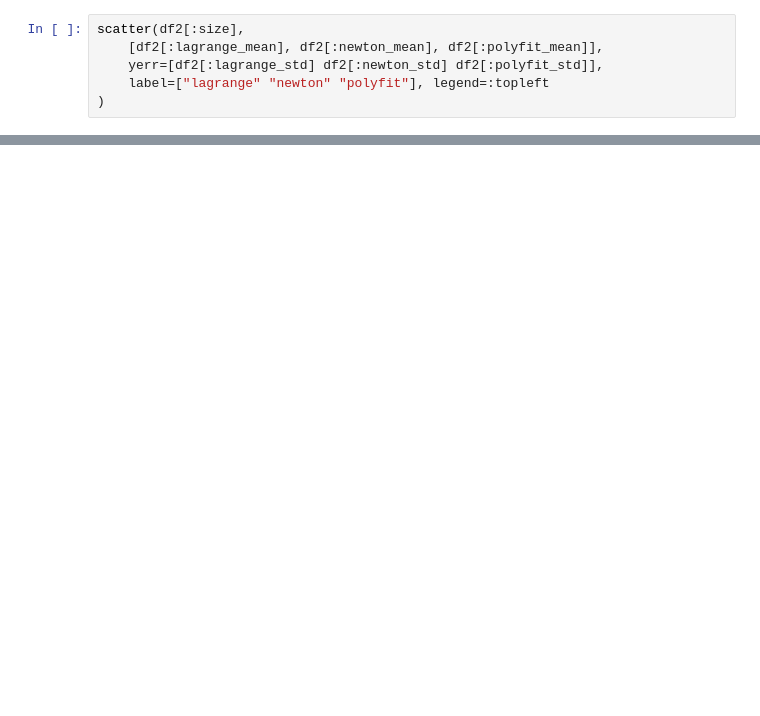
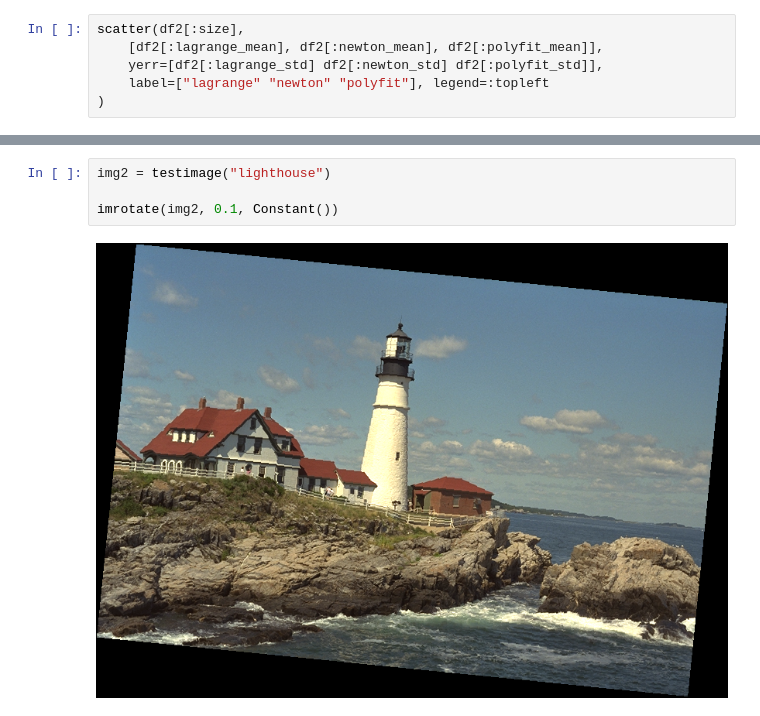
Before and after one commit to piotrek-szczygiel/mownit, a Jupyter notebook: lab6/lab6.ipynb, the cells around one changed output, grey strips where cells are left out. Cells and saved outputs as stored; diff of their text form; blank space fills up the shorter version.

```diff
--- a/lab6/lab6.ipynb
+++ b/lab6/lab6.ipynb
@@ -162,0 +223,6 @@ plot!(p_xs, p_ys, label="polyfit")
+# %%
+img2 = testimage("lighthouse")
+
+imrotate(img2, 0.1, Constant())
+# %% [output]
+[figure, added]
```
Also changed, not shown: parts of 12 cells of this notebook.
